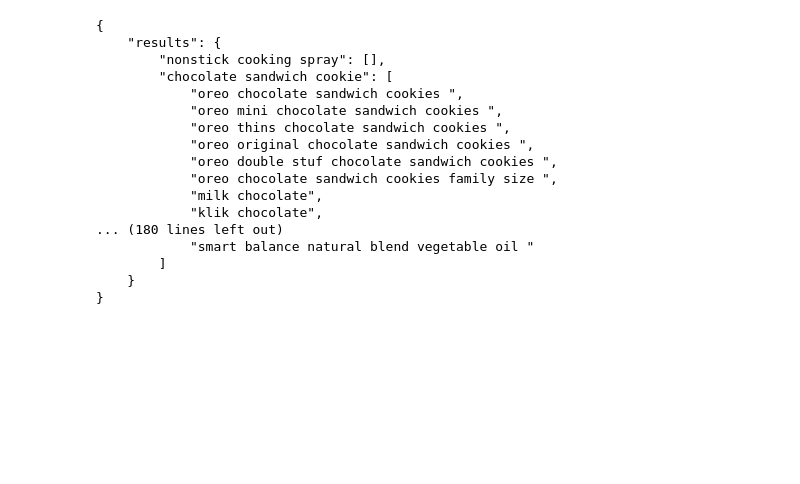
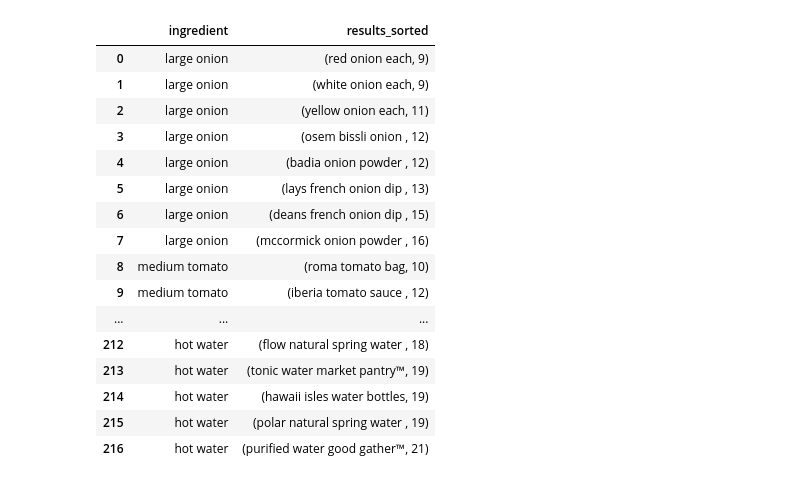
Before and after one commit to dianewoodbridge/target_recipe_project, a Jupyter notebook: code/notebook/search.ipynb, the cells around one changed output. Cells and saved outputs as stored; diff of their text form; code cells hidden in the pictures; blank space fills up the shorter version.

```diff
--- a/code/notebook/search.ipynb
+++ b/code/notebook/search.ipynb
@@ -54,7 +58,9 @@ def get_hypernym(ingredient):
         hypernym = synset.hypernyms()[0].lemma_names()[0]
     except:
         pass
-    return hypernym.replace('_', ' ')
+    if is_food(hypernym):
+        return hypernym.replace('_', ' ')
+    return hypernym
 
 def search_hypernym(ingredient):
     product_matches = []
@@ -75,10 +81,10 @@ def get_hyponyms(ingredient):
             hyponyms = synset.hyponyms()
             for hyponym in hyponyms:
                 hyponym_list += hyponym.lemma_names()
-        hyponym_list = [h.replace('_', ' ') for h in hyponym_list]
+        hyponym_list = [h.replace('_', ' ') for h in hyponym_list if is_food(h)]
     except:
         pass
-    return hyponym_list
+    return list(set(hyponym_list))
 
 def search_hyponyms(ingredient):
     combined_product_matches = []
@@ -300,21 +353 @@ json_str = json.loads(ing_matches.set_index('ingredient').to_json())
-# %%
-print(json.dumps(json_str, indent=4))
-# %% [output]
-{
-    "results": {
-        "nonstick cooking spray": [],
-        "chocolate sandwich cookie": [
-            "oreo chocolate sandwich cookies ",
-            "oreo mini chocolate sandwich cookies ",
-            "oreo thins chocolate sandwich cookies ",
-            "oreo original chocolate sandwich cookies ",
-            "oreo double stuf chocolate sandwich cookies ",
-            "oreo chocolate sandwich cookies family size ",
-            "milk chocolate",
-            "klik chocolate",
-... (180 lines left out)
-            "smart balance natural blend vegetable oil "
-        ]
-    }
-}
 # %%
@@ -324,0 +390,36 @@ print(json.dumps(json_str, indent=4))
+# %%
+import rapidfuzz
+from rapidfuzz import fuzz
+from rapidfuzz.string_metric import levenshtein
+def string_matching_score(x, f):
+    query = x[0]
+    matches = x[1]
+    match_score = {}
+    for match in matches:
+        match_score[match] = f(query, match)
+    return sorted(match_score.items(), key = lambda x: x[1], reverse=False)
+
+# Levenshtein
+ing_matches = ingredient_df[['ingredient', 'results']].copy()
+ing_matches['results_sorted'] = ing_matches.apply(lambda x: string_matching_score(x, levenshtein), axis=1)
+ing_matches_sorted = ing_matches[['ingredient', 'results_sorted']].copy()
+ing_matches_sorted = ing_matches_sorted.explode('results_sorted').reset_index(drop=True)
+ing_matches_sorted
+# %% [output]
+|  | ingredient | results_sorted |
+| 0 | large onion | (red onion each, 9) |
+| 1 | large onion | (white onion each, 9) |
+| 2 | large onion | (yellow onion each, 11) |
+| 3 | large onion | (osem bissli onion , 12) |
+| 4 | large onion | (badia onion powder , 12) |
+| 5 | large onion | (lays french onion dip , 13) |
+| 6 | large onion | (deans french onion dip , 15) |
+| 7 | large onion | (mccormick onion powder , 16) |
+| 8 | medium tomato | (roma tomato bag, 10) |
+| 9 | medium tomato | (iberia tomato sauce , 12) |
+| ... | ... | ... |
+| 212 | hot water | (flow natural spring water , 18) |
+| 213 | hot water | (tonic water market pantry™, 19) |
+| 214 | hot water | (hawaii isles water bottles, 19) |
+| 215 | hot water | (polar natural spring water , 19) |
+| 216 | hot water | (purified water good gather™, 21) |
```
Also changed, not shown: parts of 36 cells of this notebook.
